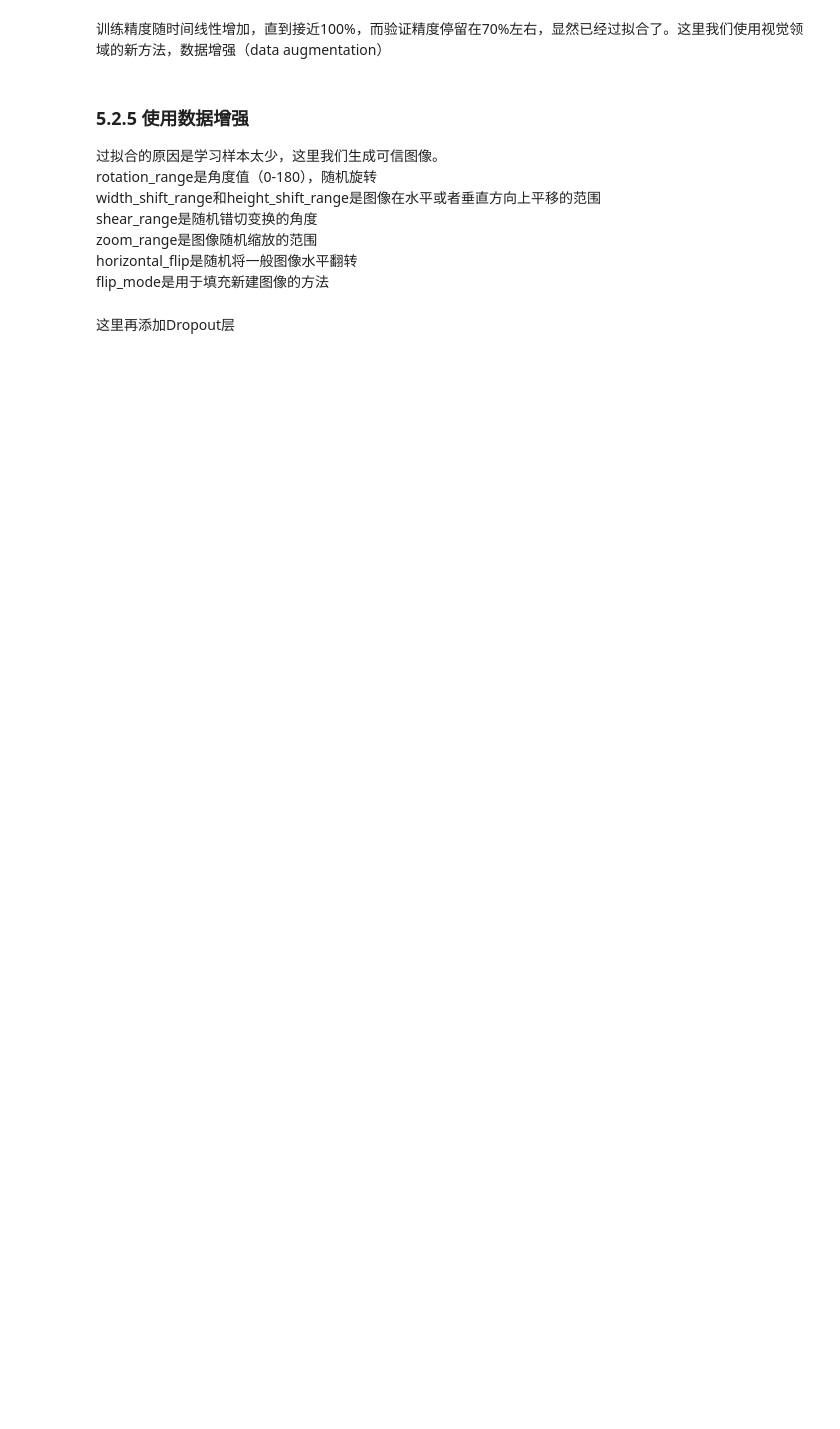
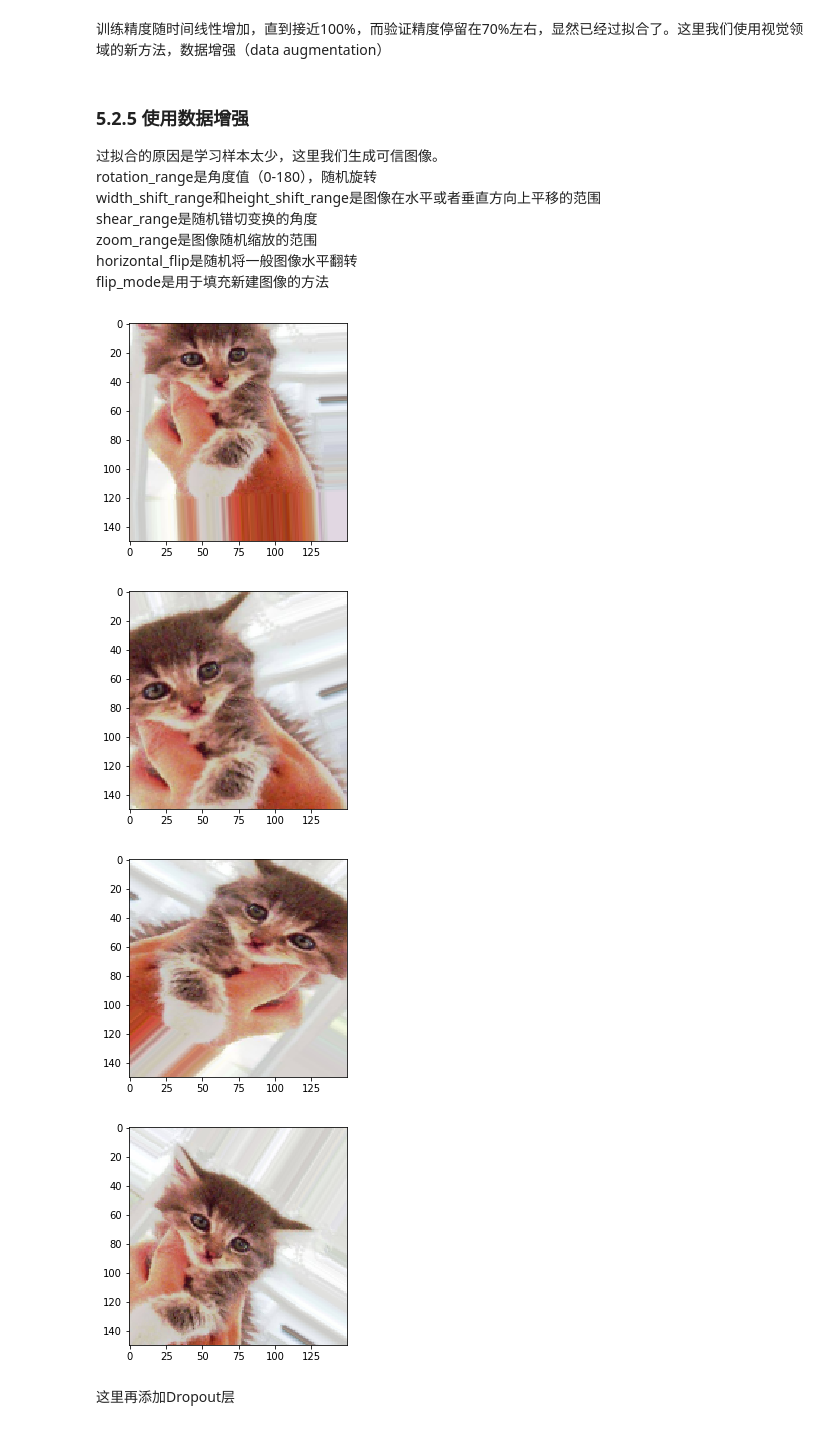
Before and after one commit to gdtop818/deeplearning_with_pytho, a Jupyter notebook: Deeplearning_with_python/chapter5.ipynb, the cells around one changed output. Drawn from its saved outputs; the diff is of its cells as text; code cells hidden in the pictures; blank space fills up the shorter version.

```diff
--- a/Deeplearning_with_python/chapter5.ipynb
+++ b/Deeplearning_with_python/chapter5.ipynb
@@ -371,27 +372,33 @@ datagen= ImageDataGenerator(
     shear_range = 0.2,
     zoom_range = 0.2,
     horizontal_flip = True,
-    fill_modee = 'nearest')
+    fill_mode = 'nearest')
 # %%
 # 5-12 显示几个随机增强后的训练图像
 from keras.preprocessing import image
+import matplotlib.pyplot as plt
 
 fnames = [os.path.join(train_cats_dir, fname) for fname in os.listdir(train_cats_dir)]
-img_path = fname[3]
+img_path = fnames[3]
 img = image.load_img(img_path, target_size = (150, 150))
 
 x = image.img_to_array(img)
 x = x.reshape((1,) + x.shape)
 
 i = 0
 for batch in datagen.flow(x, batch_size = 1):
     plt.figure(i)
     imgplot = plt.imshow(image.array_to_img(batch[0]))
     i += 1
     if i % 4 == 0:
         break
 
 plt.show()
+# %% [output]
+[figure, added]
+[figure, added]
+[figure, added]
+[figure, added]
 # %% [markdown]
 这里再添加Dropout层
 # %%
```
Also changed, not shown: parts of 4 cells of this notebook, 1 other file.
